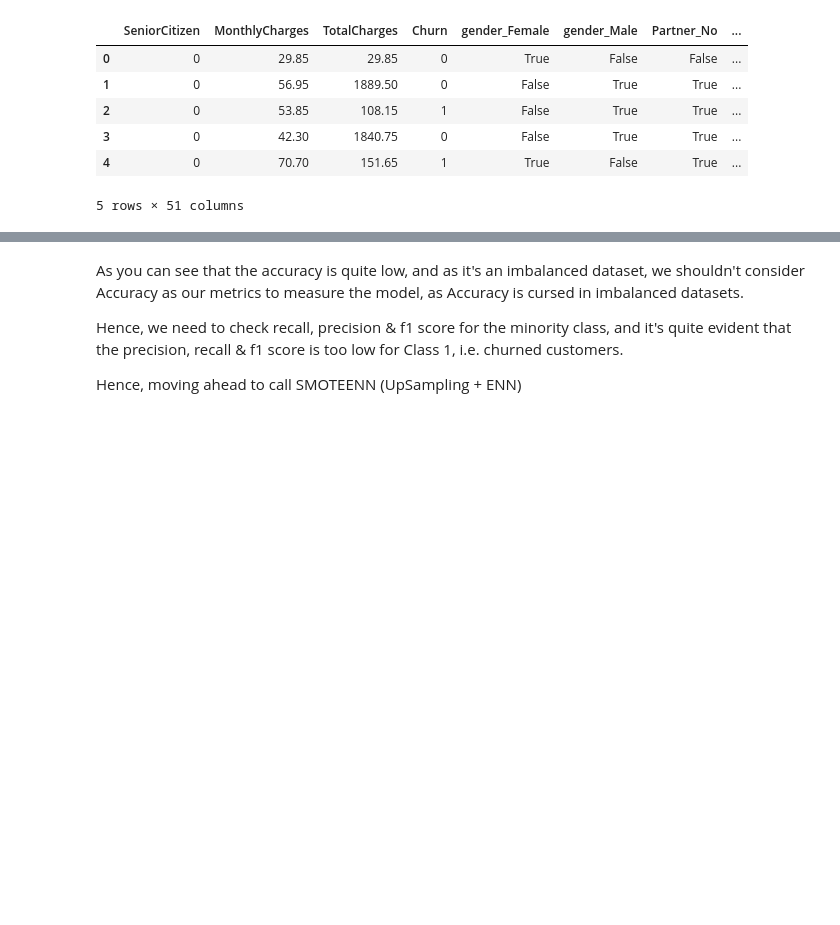
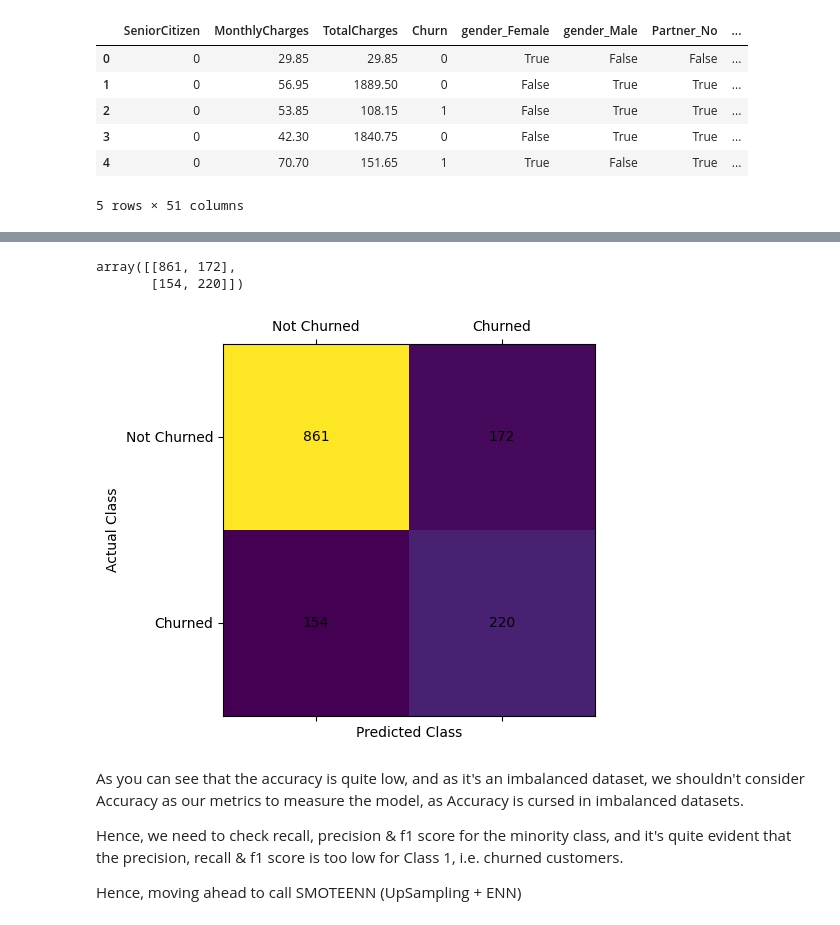
Before and after one commit to hariskhan-hk/Churn_pred, a Jupyter notebook: Decision_Tree_Classifier.ipynb, the cells around one changed output, grey strips where cells are left out. Drawn from its saved outputs; the diff is of its cells as text; code cells hidden in the pictures; blank space fills up the shorter version.

```diff
--- a/Decision_Tree_Classifier.ipynb
+++ b/Decision_Tree_Classifier.ipynb
@@ -34,2 +44,3 @@ With Python Package
 # %%
-model_dt= DecisionTreeClassifier(criterion = "entropy",random_state = 42,max_depth=6, min_samples_leaf=8)
+model_dt = DecisionTreeClassifier(criterion = "entropy",random_state = 42,max_depth=6, min_samples_leaf=8)
+model_dt.fit(X_train, y_train)
@@ -36,2 +49,0 @@ model_dt= DecisionTreeClassifier(criterion = "entropy",random_state = 42,max_dep
-# %%
-model_dt.fit(x_train,y_train)
@@ -41,4 +50,4 @@ DecisionTreeClassifier(criterion='entropy', max_depth=6, min_samples_leaf=8,
 # %%
-y_pred= model_dt.predict(x_test)
+y_pred= model_dt.predict(X_test)
 y_pred
 # %% [output]
@@ -61,3 +70,30 @@ weighted avg       0.76      0.77      0.76      1407
+# %%
+confusion_matrix_dt = confusion_matrix(y_test, y_pred)
+confusion_matrix_dt
+# %% [output]
+array([[861, 172],
+       [154, 220]])
+# %%
+# create a heatmap of the matrix using matshow()
+import matplotlib.pyplot as plt
+
+plt.matshow(confusion_matrix_dt)
+
+# add labels for the x and y axes
+plt.xlabel('Predicted Class')
+plt.ylabel('Actual Class')
+
+for i in range(2):
+    for j in range(2):
+        plt.text(j, i, confusion_matrix_dt[i, j], ha='center', va='center')
+
+
+# Add custom labels for x and y ticks
+plt.xticks([0, 1], ["Not Churned", "Churned"])
+plt.yticks([0, 1], ["Not Churned", "Churned"])
+plt.show()
+# %% [output]
+[figure, added]
 # %% [markdown]
 As you can see that the accuracy is quite low, and as it's an imbalanced dataset, we shouldn't consider Accuracy as our metrics to measure the model, as Accuracy is cursed in imbalanced datasets.
 
```
Also changed, not shown: parts of 15 cells of this notebook.
